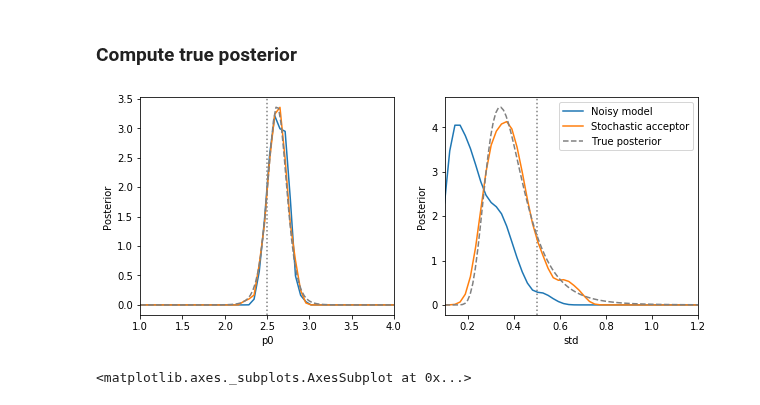
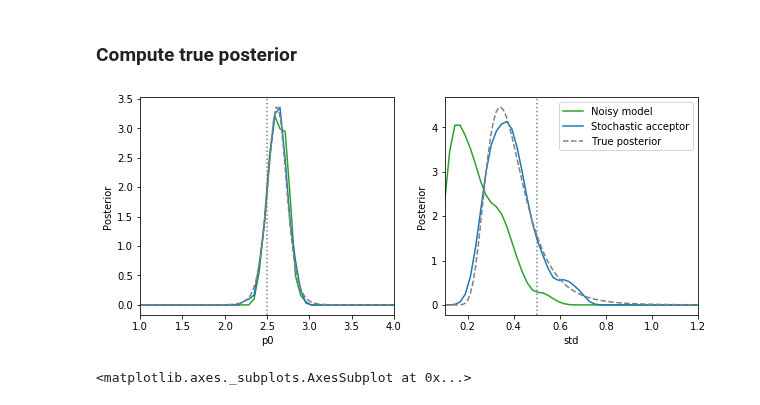
Before and after one commit to yannikschaelte/Study-ABC-Noise, a Jupyter notebook: study_abc_noise/estimate_noise_parameters/gaussian.ipynb, the cells around one changed output. Cells and saved outputs as stored; diff of their text form; code cells hidden in the pictures.

```diff
--- a/study_abc_noise/estimate_noise_parameters/gaussian.ipynb
+++ b/study_abc_noise/estimate_noise_parameters/gaussian.ipynb
@@ -360,29 +360,29 @@ def marg_std(std):
 # %%
 _, arr_ax = plt.subplots(1, 2)
 
 for i, p in enumerate(['p0', 'std']):
     pyabc.visualization.plot_kde_1d_highlevel(h_noisy_model_uvar, x=p, ax=arr_ax[i],
                                               xmin=limits_uvar[p][0], xmax=limits_uvar[p][1],
-                                              label="Noisy model", refval=p_true_uvar)
+                                              label="Noisy model", refval=p_true_uvar, color='C2')
     pyabc.visualization.plot_kde_1d_highlevel(h_uvar, x=p,
                                               xmin=limits_uvar[p][0], xmax=limits_uvar[p][1],
-                                              ax=arr_ax[i], label="Stochastic acceptor")
+                                              ax=arr_ax[i], label="Stochastic acceptor", color='C0')
 
 p0s = np.linspace(limits_uvar['p0'][0], limits_uvar['p0'][1], 100)
 vals = [marg_p0(p0) for p0 in p0s]
 arr_ax[0].plot(p0s, vals, '--', label="True posterior", color='grey')
 
 p0s = np.linspace(limits_uvar['std'][0], limits_uvar['std'][1], 100)
 vals = [marg_std(p0) for p0 in p0s]
 arr_ax[1].plot(p0s, vals, '--', label="True posterior", color='grey')
 
 arr_ax[1].legend()#loc='center left', bbox_to_anchor=(1, 0.5))
 
 
 plt.gcf().set_size_inches((10, 4))
 plt.savefig("uvar_with_true.svg", format='svg')
 # %% [output]
-[figure, old version]
+[figure, new version]
 # %%
 histories = [h_noisy_model_uvar, h_uvar]
 labels = ["Noisy model", "Stochastic acceptor"]
```
Also changed, not shown: parts of 1 cell of this notebook, 14 other files.
